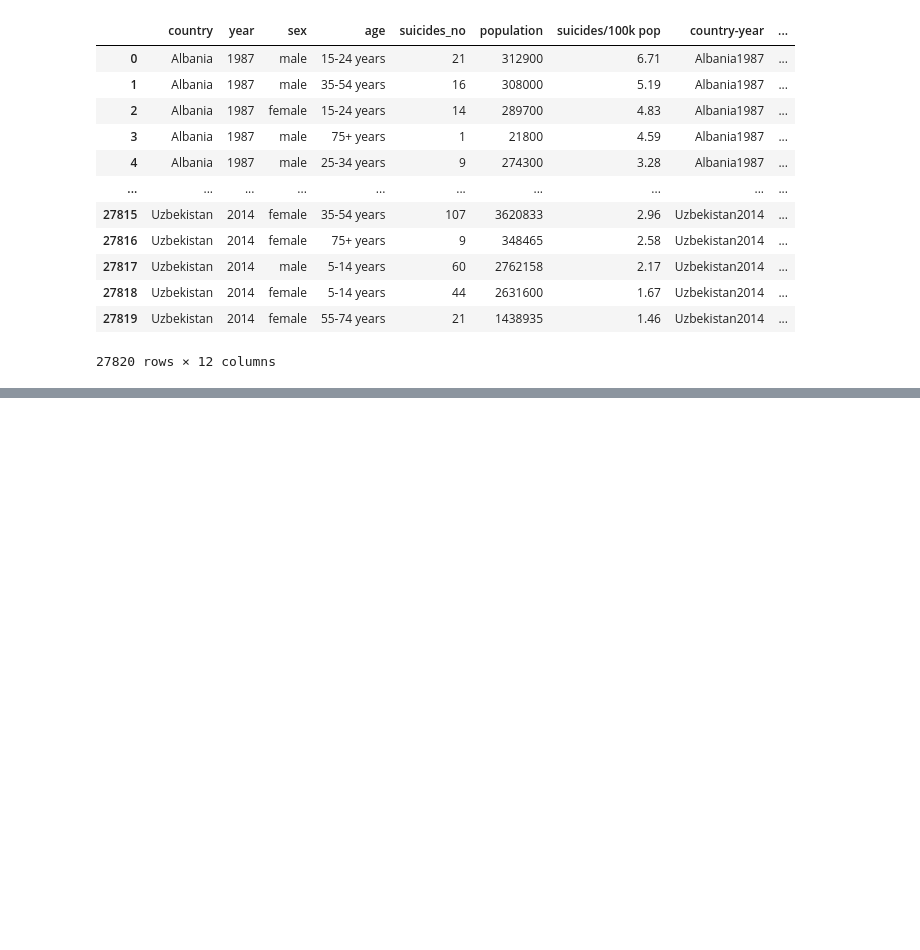
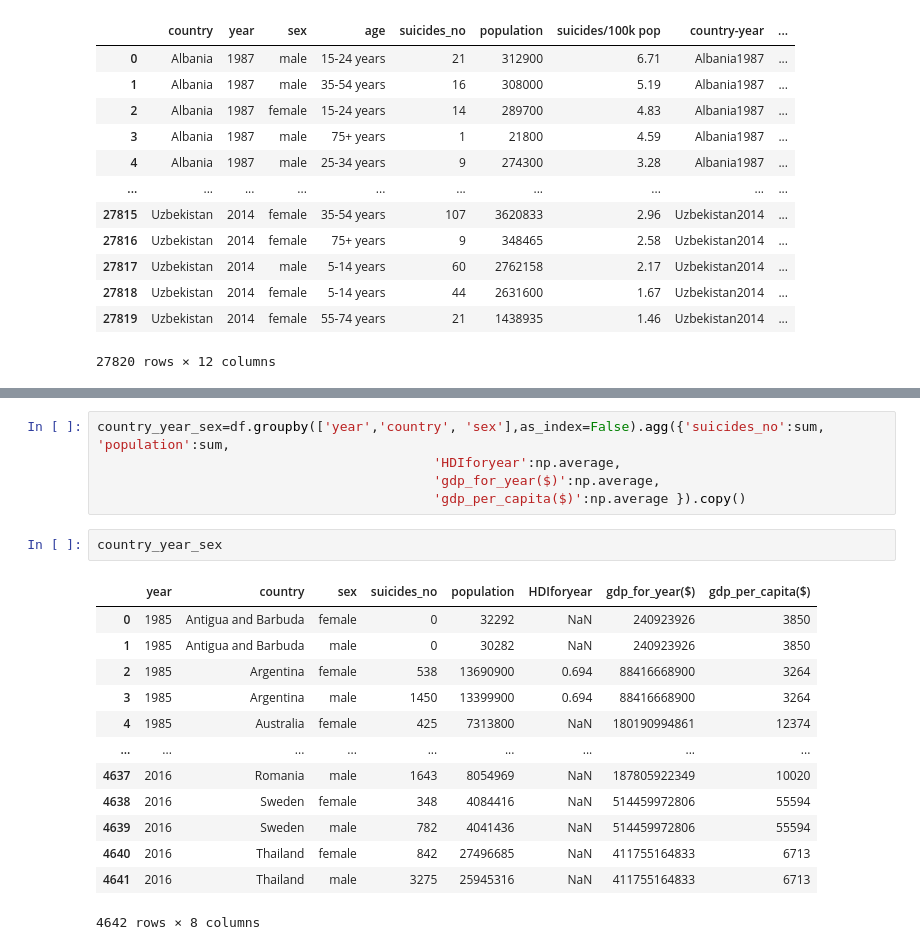
Before and after one commit to Brunadiasmiguel/depression, a Jupyter notebook: data-wrangling/country-year-sex.ipynb, the cells around one changed output, grey strips where cells are left out. Cells and saved outputs as stored; diff of their text form; blank space fills up the shorter version.

```diff
--- a/data-wrangling/country-year-sex.ipynb
+++ b/data-wrangling/country-year-sex.ipynb
@@ -50,0 +64,21 @@ df.describe()
+# %%
+country_year_sex=df.groupby(['year','country', 'sex'],as_index=False).agg({'suicides_no':sum, 'population':sum,
+                                           'HDIforyear':np.average,
+                                           'gdp_for_year($)':np.average,
+                                           'gdp_per_capita($)':np.average }).copy()
+# %%
+country_year_sex
+# %% [output]
+|  | year | country | sex | suicides_no | population | HDIforyear | gdp_for_year($) | gdp_per_capita($) |
+| 0 | 1985 | Antigua and Barbuda | female | 0 | 32292 | NaN | 240923926 | 3850 |
+| 1 | 1985 | Antigua and Barbuda | male | 0 | 30282 | NaN | 240923926 | 3850 |
+| 2 | 1985 | Argentina | female | 538 | 13690900 | 0.694 | 88416668900 | 3264 |
+| 3 | 1985 | Argentina | male | 1450 | 13399900 | 0.694 | 88416668900 | 3264 |
+| 4 | 1985 | Australia | female | 425 | 7313800 | NaN | 180190994861 | 12374 |
+| ... | ... | ... | ... | ... | ... | ... | ... | ... |
+| 4637 | 2016 | Romania | male | 1643 | 8054969 | NaN | 187805922349 | 10020 |
+| 4638 | 2016 | Sweden | female | 348 | 4084416 | NaN | 514459972806 | 55594 |
+| 4639 | 2016 | Sweden | male | 782 | 4041436 | NaN | 514459972806 | 55594 |
+| 4640 | 2016 | Thailand | female | 842 | 27496685 | NaN | 411755164833 | 6713 |
+| 4641 | 2016 | Thailand | male | 3275 | 25945316 | NaN | 411755164833 | 6713 |
+4642 rows × 8 columns
```
Also changed, not shown: parts of 19 cells of this notebook, 2 other files.
